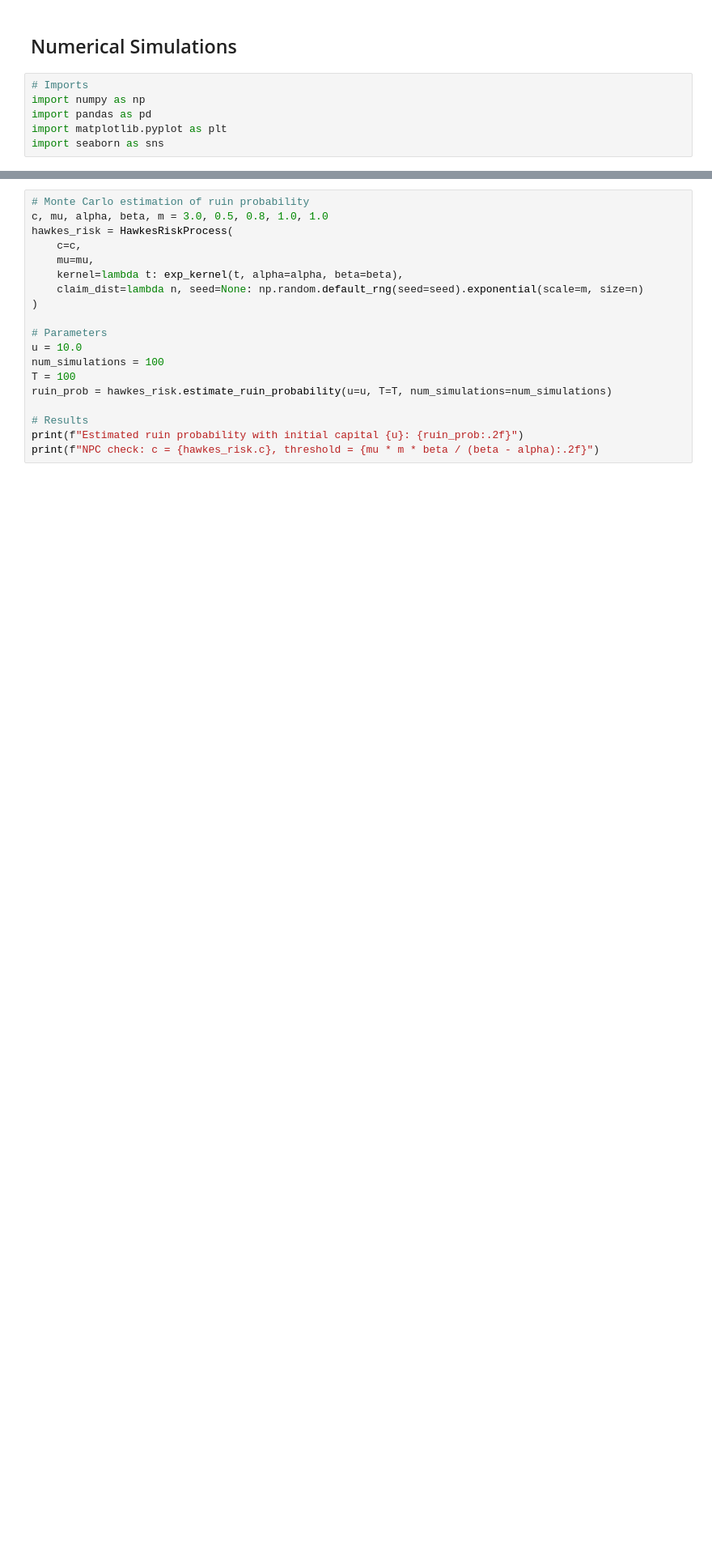
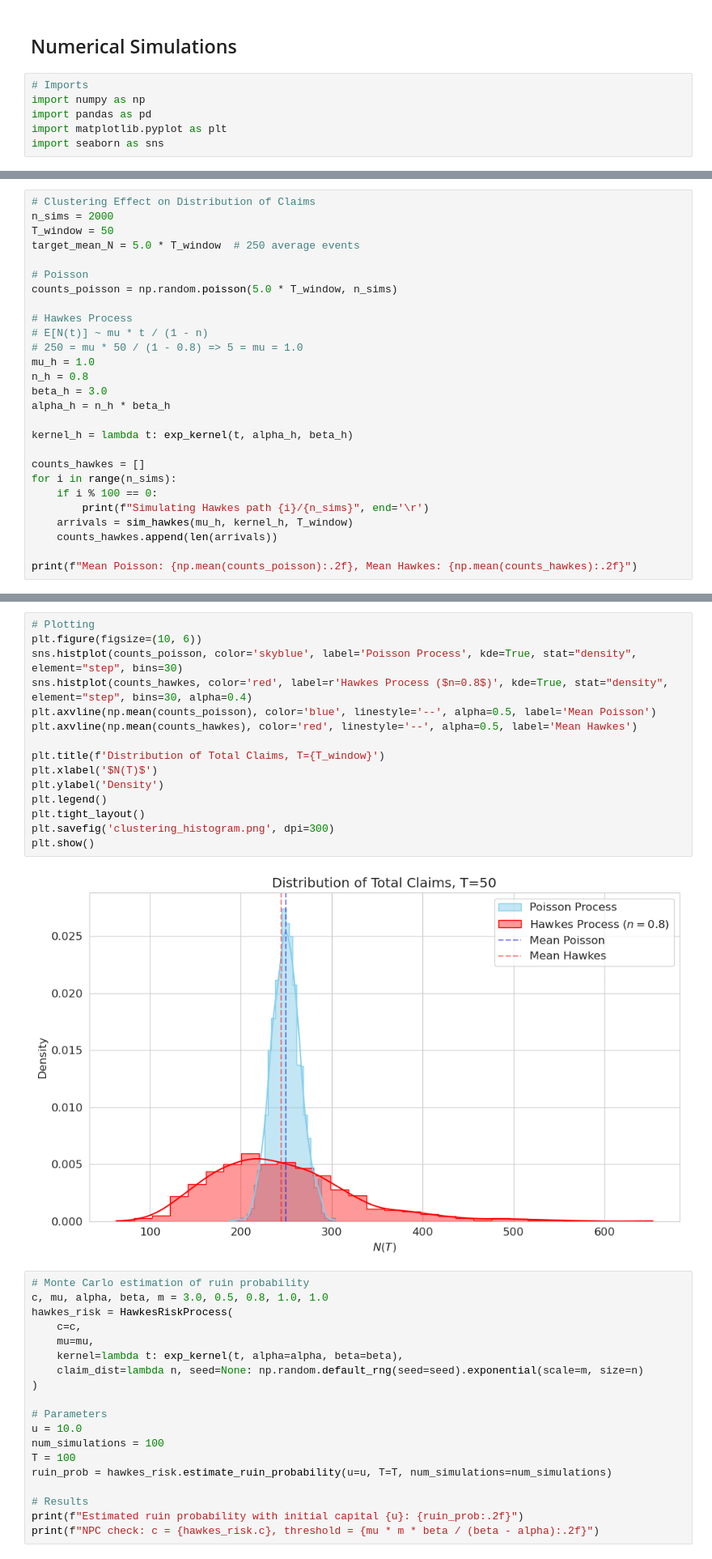
Before and after one commit to latestdesign/hawkes, a Jupyter notebook: hawkes_simulations.ipynb, the cells around one changed output, grey strips where cells are left out. Shown at 81% size. Cells and saved outputs as stored; diff of their text form; blank space fills up the shorter version.

```diff
--- a/hawkes_simulations.ipynb
+++ b/hawkes_simulations.ipynb
@@ -367,0 +418,27 @@ Net profit condition if c > 0.5
+# %%
+# Clustering Effect on Distribution of Claims
+n_sims = 2000
+T_window = 50
+target_mean_N = 5.0 * T_window  # 250 average events
+
+# Poisson
+counts_poisson = np.random.poisson(5.0 * T_window, n_sims)
+
+# Hawkes Process
+# E[N(t)] ~ mu * t / (1 - n)
+# 250 = mu * 50 / (1 - 0.8) => 5 = mu = 1.0
+mu_h = 1.0
+n_h = 0.8
+beta_h = 3.0
+alpha_h = n_h * beta_h
+
+kernel_h = lambda t: exp_kernel(t, alpha_h, beta_h)
+
+counts_hawkes = []
+for i in range(n_sims):
+    if i % 100 == 0:
+        print(f"Simulating Hawkes path {i}/{n_sims}", end='\r')
+    arrivals = sim_hawkes(mu_h, kernel_h, T_window)
+    counts_hawkes.append(len(arrivals))
+
+print(f"Mean Poisson: {np.mean(counts_poisson):.2f}, Mean Hawkes: {np.mean(counts_hawkes):.2f}")
@@ -368,3 +447,20 @@ Net profit condition if c > 0.5
+# %%
+# Plotting
+plt.figure(figsize=(10, 6))
+sns.histplot(counts_poisson, color='skyblue', label='Poisson Process', kde=True, stat="density", element="step", bins=30)
+sns.histplot(counts_hawkes, color='red', label=r'Hawkes Process ($n=0.8$)', kde=True, stat="density", element="step", bins=30, alpha=0.4)
+plt.axvline(np.mean(counts_poisson), color='blue', linestyle='--', alpha=0.5, label='Mean Poisson')
+plt.axvline(np.mean(counts_hawkes), color='red', linestyle='--', alpha=0.5, label='Mean Hawkes')
+
+plt.title(f'Distribution of Total Claims, T={T_window}')
+plt.xlabel('$N(T)$')
+plt.ylabel('Density')
+plt.legend()
+plt.tight_layout()
+plt.savefig('clustering_histogram.png', dpi=300)
+plt.show()
+# %% [output]
+[figure, added]
 # %%
 # Monte Carlo estimation of ruin probability
 c, mu, alpha, beta, m = 3.0, 0.5, 0.8, 1.0, 1.0
```
Also changed, not shown: parts of 3 cells of this notebook, 46 other files.
